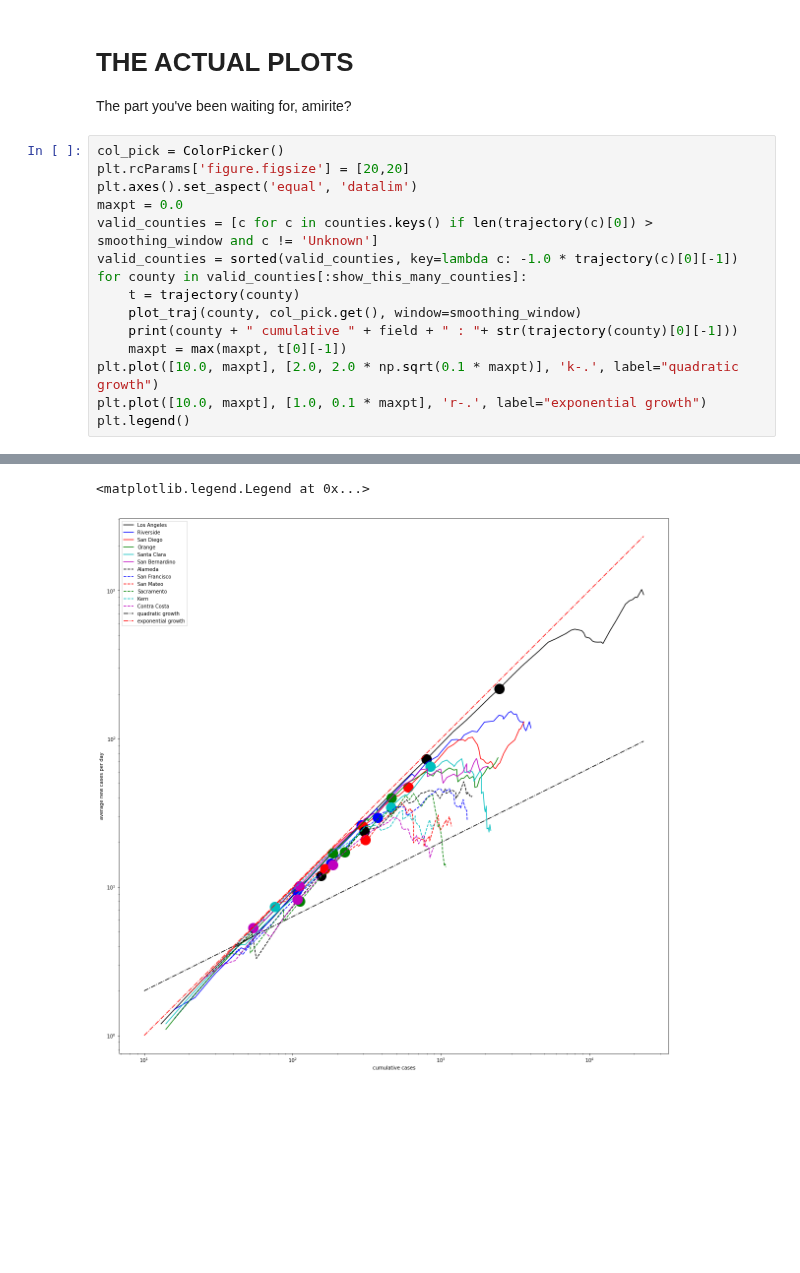
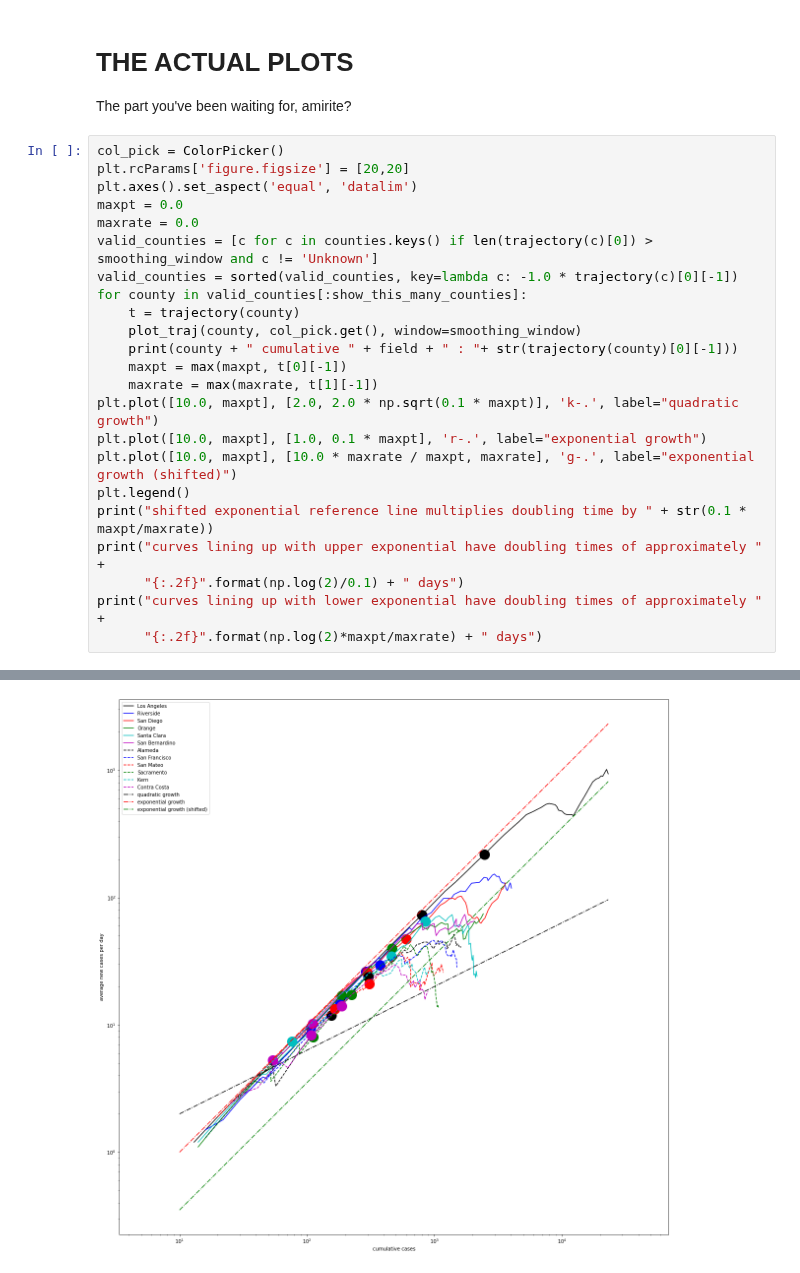
Before and after one commit to mds2/covid-jupyter-mds2, a Jupyter notebook: COVID.ipynb, the cells around one changed output, grey strips where cells are left out. Drawn from its saved outputs; the diff is of its cells as text; blank space fills up the shorter version.

Commit message:
Prints out doubling time estimates

```diff
--- a/COVID.ipynb
+++ b/COVID.ipynb
@@ -157,6 +157,7 @@ col_pick = ColorPicker()
 plt.rcParams['figure.figsize'] = [20,20]
 plt.axes().set_aspect('equal', 'datalim')
 maxpt = 0.0
+maxrate = 0.0
 valid_counties = [c for c in counties.keys() if len(trajectory(c)[0]) > smoothing_window and c != 'Unknown']
 valid_counties = sorted(valid_counties, key=lambda c: -1.0 * trajectory(c)[0][-1])
 for county in valid_counties[:show_this_many_counties]:
@@ -164,9 +165,16 @@ for county in valid_counties[:show_this_many_counties]:
     plot_traj(county, col_pick.get(), window=smoothing_window)
     print(county + " cumulative " + field + " : "+ str(trajectory(county)[0][-1]))
     maxpt = max(maxpt, t[0][-1])
+    maxrate = max(maxrate, t[1][-1])
 plt.plot([10.0, maxpt], [2.0, 2.0 * np.sqrt(0.1 * maxpt)], 'k-.', label="quadratic growth")
 plt.plot([10.0, maxpt], [1.0, 0.1 * maxpt], 'r-.', label="exponential growth")
+plt.plot([10.0, maxpt], [10.0 * maxrate / maxpt, maxrate], 'g-.', label="exponential growth (shifted)")
 plt.legend()
+print("shifted exponential reference line multiplies doubling time by " + str(0.1 * maxpt/maxrate))
+print("curves lining up with upper exponential have doubling times of approximately " +
+      "{:.2f}".format(np.log(2)/0.1) + " days")
+print("curves lining up with lower exponential have doubling times of approximately " +
+      "{:.2f}".format(np.log(2)*maxpt/maxrate) + " days")
 # %% [output]
 Los Angeles cumulative cases : 23182.0
 Riverside cumulative cases : 4031.0
@@ -183,2 +194 @@ Contra Costa cumulative cases : 891.0
-<matplotlib.legend.Legend at 0x...>
-[figure, old version]
+[figure, new version]
```
Also changed, not shown: parts of 1 cell of this notebook.
